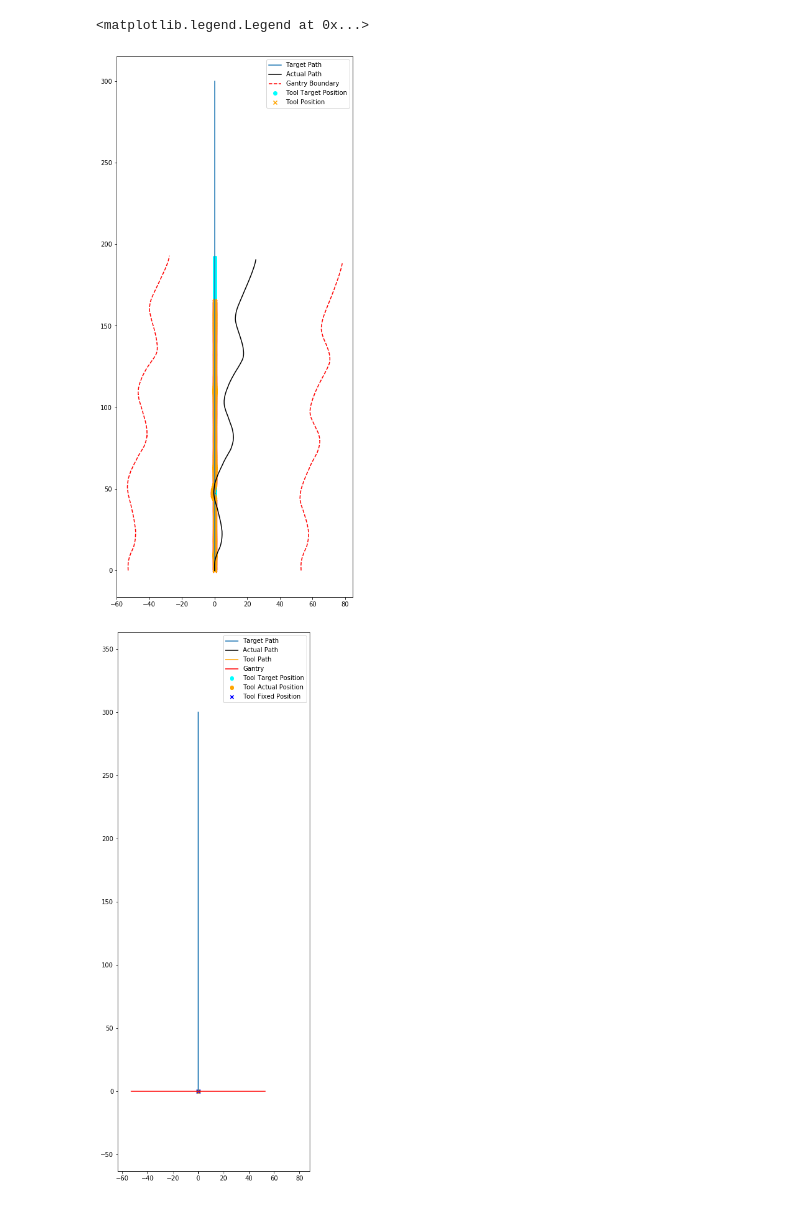
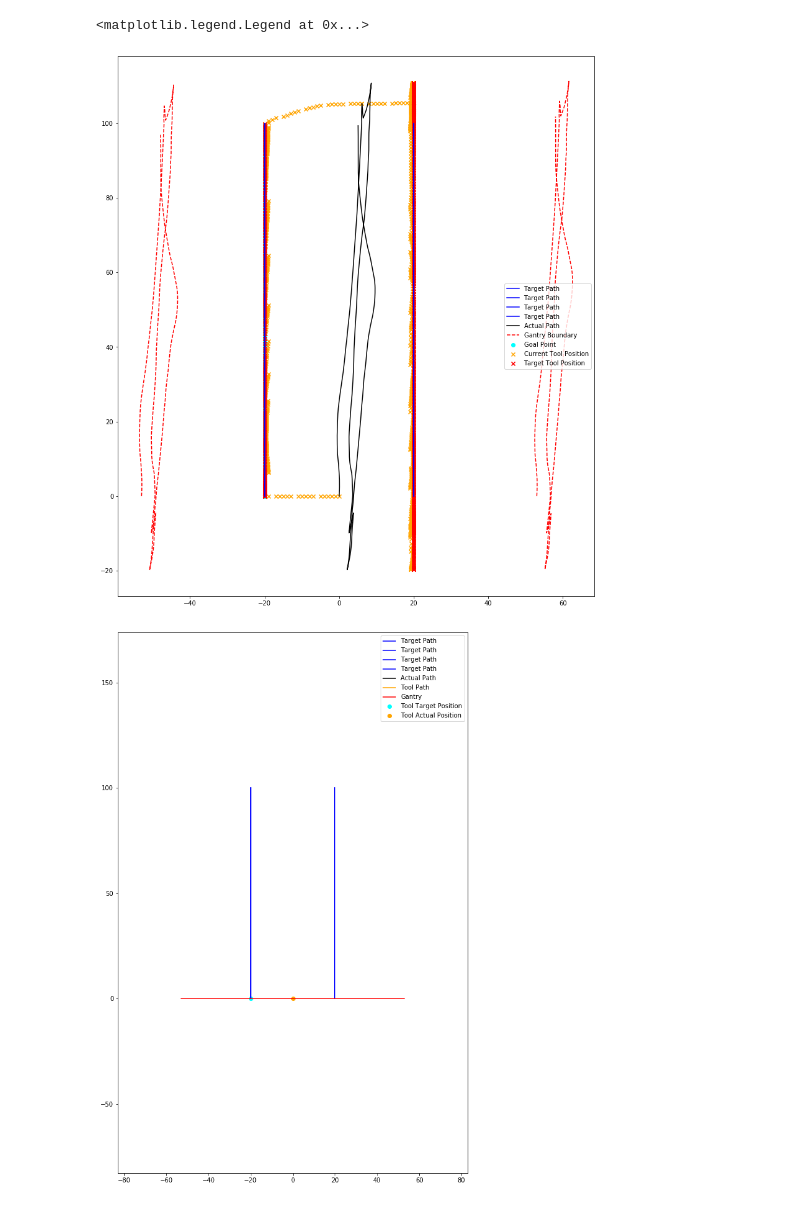
Before and after one commit to darkmattericecoffee/handheld-cnc, a Jupyter notebook: animate.ipynb, the cells around one changed output. Cells and saved outputs as stored; diff of their text form; code cells hidden in the pictures.

Commit message:
update plotting

```diff
--- a/animate.ipynb
+++ b/animate.ipynb
@@ -9,23 +9,27 @@ TARGET_PATH_Y = 1
 ACTUAL_PATH_X = 0
 ACTUAL_PATH_Y = 1
 ACTUAL_PATH_YAW = 2
-ACTUAL_PATH_TOOL_X = 3
-ACTUAL_PATH_TOOL_Y = 4
-ACTUAL_PATH_GOAL_X = 5
-ACTUAL_PATH_GOAL_Y = 6
-ACTUAL_PATH_CUTTING = 7
+ACTUAL_PATH_GOAL_X = 3
+ACTUAL_PATH_GOAL_Y = 4
+ACTUAL_PATH_TOOL_X = 5
+ACTUAL_PATH_TOOL_Y = 6
+DESIRED_PATH_TOOL_X = 7
+DESIRED_PATH_TOOL_Y = 8
+ACTUAL_PATH_CUTTING = 9
 
 GANTRY_LENGTH_MM = 106.0
 
 PLOT_PADDING = GANTRY_LENGTH_MM/2 + 10.0
 
-with open('logFile.txt') as f:
+with open('logFile_16.txt') as f:
     lines = f.readlines()
 
-    target_path = np.array(
-        [x.strip()[5:].split(',') for x in lines if x.startswith("PATH:")],
+    target_paths = np.array(
+        [x.strip()[5:].split(',')[1:] for x in lines if x.startswith("PATH:")],
         dtype=float
     )
+
+    target_paths = target_paths.reshape((-1,1000,2))
 
     actual_path = np.array(
         [x.strip()[4:].split(',') for x in lines if x.startswith("POS:")],
@@ -38,50 +42,55 @@ with open('logFile.txt') as f:
 # %%
 import matplotlib
 import matplotlib.pyplot as plt
 from matplotlib.animation import FuncAnimation
 matplotlib.rcParams['figure.figsize'] = [16,16]
 
-target_x = target_path[:,TARGET_PATH_X]
-target_y = target_path[:,TARGET_PATH_Y]
-plt.plot(target_x, target_y, label='Target Path')
+for i in range(len(target_paths)):
+    target_x = target_paths[i,:,TARGET_PATH_X]
+    target_y = target_paths[i,:,TARGET_PATH_Y]
+    plt.plot(target_x, target_y, label='Target Path', color='b')
 
 actual_x = actual_path[:,ACTUAL_PATH_X]
 actual_y = actual_path[:,ACTUAL_PATH_Y]
 plt.plot(actual_x, actual_y, label='Actual Path', color='k')
 
 yaw = actual_path[:,ACTUAL_PATH_YAW]
 left_x = actual_x - GANTRY_LENGTH_MM/2 * np.cos(yaw)
 left_y = actual_y - GANTRY_LENGTH_MM/2 * np.sin(yaw)
 right_x = actual_x + GANTRY_LENGTH_MM/2 * np.cos(yaw)
 right_y = actual_y + GANTRY_LENGTH_MM/2 * np.sin(yaw)
 plt.plot(left_x, left_y, label='Gantry Boundary', color='r', linestyle='dashed')
 plt.plot(right_x, right_y, color='r', linestyle='dashed')
 
-target_x = actual_path[:,ACTUAL_PATH_GOAL_X]
-target_y = actual_path[:,ACTUAL_PATH_GOAL_Y]
-plt.scatter(target_x, target_y, label='Tool Target Position', color='cyan')
+goal_x = actual_path[:,ACTUAL_PATH_GOAL_X]
+goal_y = actual_path[:,ACTUAL_PATH_GOAL_Y]
+plt.scatter(goal_x, goal_y, label='Goal Point', color='cyan')
 
 tool_x = actual_path[:,ACTUAL_PATH_TOOL_X]
 tool_y = actual_path[:,ACTUAL_PATH_TOOL_Y]
-plt.scatter(tool_x, tool_y, label='Tool Position', color='orange', marker='x')
+plt.scatter(tool_x, tool_y, label='Current Tool Position', color='orange', marker='x')
+
+target_x = actual_path[:,DESIRED_PATH_TOOL_X]
+target_y = actual_path[:,DESIRED_PATH_TOOL_Y]
+plt.scatter(target_x, target_y, label='Target Tool Position', color='red', marker='x')
 
 ax = plt.gca()
 ax.set_aspect('equal')
 plt.legend()
 # %% [output]
 <matplotlib.legend.Legend at 0x...>
-[figure, old version]
+[figure, new version]
 # %%
 # Get the min/max value of all points to set plot bounds
 plt.rcParams["animation.html"] = "jshtml"
 
 all_x = np.concatenate((
-    target_path[:,TARGET_PATH_X],
+    target_paths[:,:,TARGET_PATH_X].flatten(),
     actual_path[:,ACTUAL_PATH_X],
 ))
 
 all_y = np.concatenate((
-    target_path[:,TARGET_PATH_Y],
+    target_paths[:,:,TARGET_PATH_Y].flatten(),
     actual_path[:,ACTUAL_PATH_Y],
 ))
 
@@ -89,9 +98,6 @@ min_x = all_x.min() - PLOT_PADDING
 max_x = all_x.max() + PLOT_PADDING
 min_y = all_y.min() - PLOT_PADDING
 max_y = all_y.max() + PLOT_PADDING
-
-target_x = target_path[:,TARGET_PATH_X]
-target_y = target_path[:,TARGET_PATH_Y]
 
 actual_path_x = []
 actual_path_y = []
@@ -101,7 +107,11 @@ ax.set_aspect('equal')
 ax.set_xlim(min_x,max_x)
 ax.set_ylim(min_y,max_y)
 
-ax.plot(target_x,target_y,label='Target Path')
+for i in range(len(target_paths)):
+    target_x = target_paths[i,:,TARGET_PATH_X]
+    target_y = target_paths[i,:,TARGET_PATH_Y]
+    ax.plot(target_x, target_y, label='Target Path', color='b')
+
 actual_path_line, = ax.plot([],[],label='Actual Path', color='k')
 actual_cut_path_line, = ax.plot([],[],label='Tool Path', color='orange')
 gantry_line, = ax.plot([],[],label='Gantry', color='r')
@@ -110,7 +120,7 @@ tool_scatter = ax.scatter([],[],color='orange', label='Tool Actual Position')
 
 ax.legend()
 
-DOWNSAMPLE = 50
+DOWNSAMPLE = 1
 
 def animate_func(i):
     actual_path_x = actual_path[0:i*DOWNSAMPLE:DOWNSAMPLE,ACTUAL_PATH_X]
@@ -144,4 +154,4 @@ def animate_func(i):
 ani = FuncAnimation(f, animate_func, len(actual_path)//DOWNSAMPLE, interval=50)
 ani.save('animation.mp4', writer='ffmpeg', fps=30)
 # %% [output]
-[figure, old version]
+[figure, new version]
```
